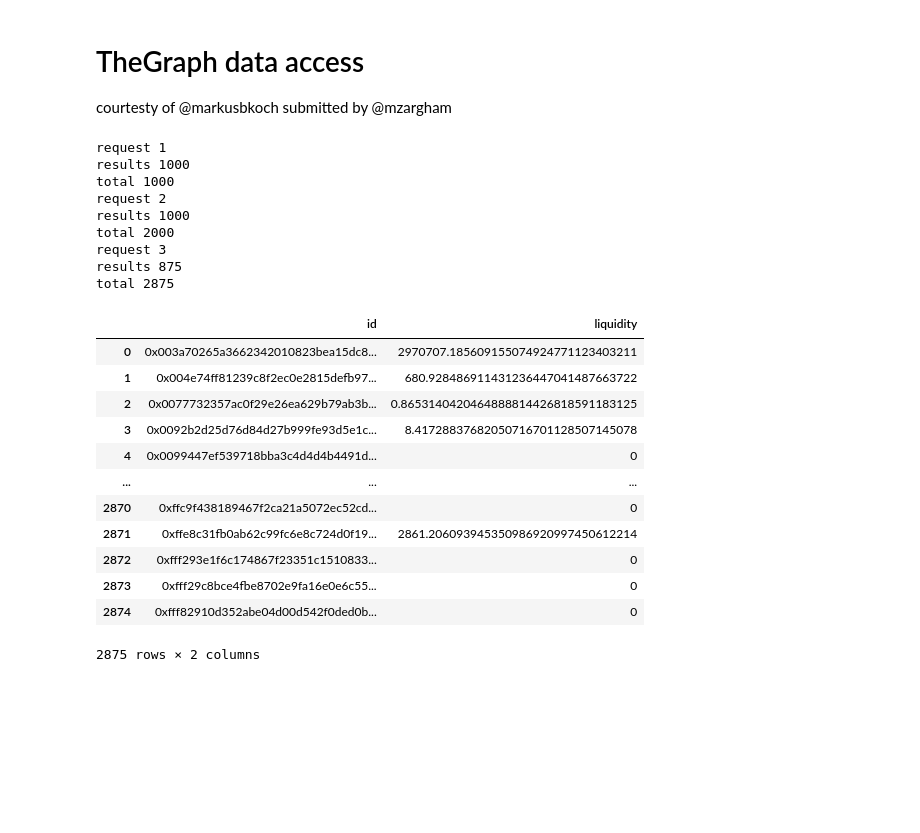
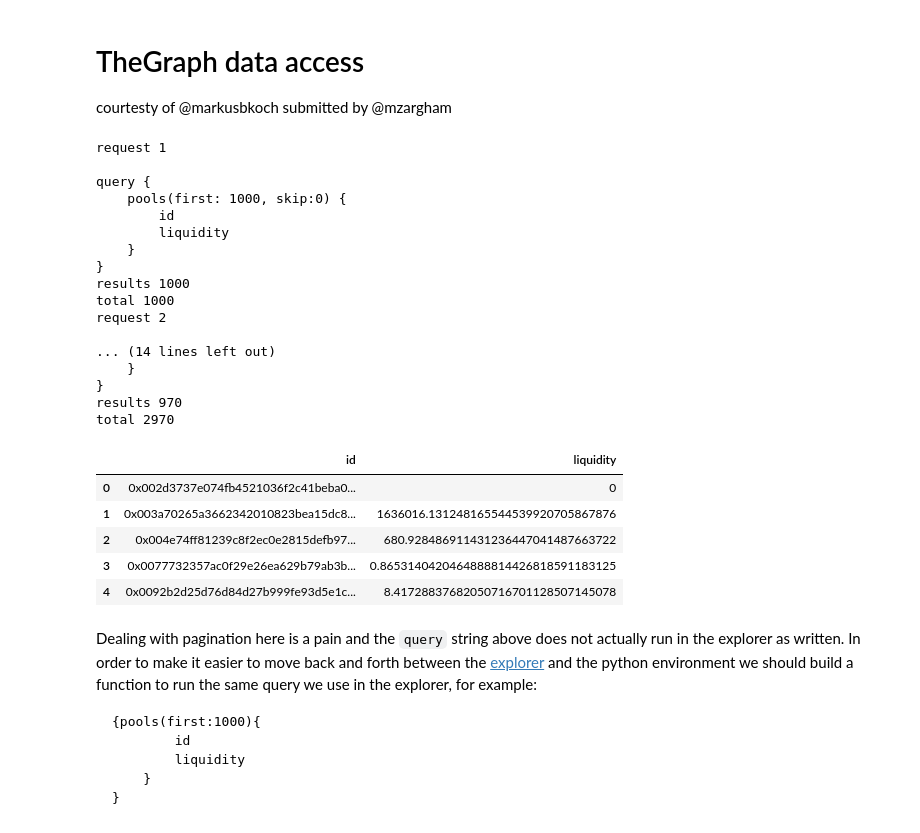
Before and after one commit to cadCAD-org/snippets, a Jupyter notebook: snippets/thegraph_data_access.ipynb, the cells around one changed output. Cells and saved outputs as stored; diff of their text form; code cells hidden in the pictures; blank space fills up the shorter version.

````diff
--- a/snippets/thegraph_data_access.ipynb
+++ b/snippets/thegraph_data_access.ipynb
@@ -20,7 +20,9 @@ n = 0
 pools = []
 while True:
     print(f'request {n+1}')
-    r = requests.post(url, json = {'query':query.format(n*1000)})
+    v= query.format(n*1000)
+    print(v)
+    r = requests.post(url, json = {'query':v})
     p = json.loads(r.content)['data']['pools']
     print(f'results {len(p)}')
     pools.extend(p)
@@ -31,27 +33,37 @@ while True:
 subgraph_tvl = pd.DataFrame(pools)
 # %% [output]
 request 1
+
+query {
+    pools(first: 1000, skip:0) {
+        id
+        liquidity
+    }
+}
 results 1000
 total 1000
 request 2
-results 1000
-total 2000
-request 3
-results 875
-total 2875
+
+... (14 lines left out)
+    }
+}
+results 970
+total 2970
 # %%
-subgraph_tvl
+subgraph_tvl.head()
 # %% [output]
 |  | id | liquidity |
-| 0 | 0x003a70265a3662342010823bea15dc8... | 2970707.185609155074924771123403211 |
-| 1 | 0x004e74ff81239c8f2ec0e2815defb97... | 680.928486911431236447041487663722 |
-| 2 | 0x0077732357ac0f29e26ea629b79ab3b... | 0.8653140420464888814426818591183125 |
-| 3 | 0x0092b2d25d76d84d27b999fe93d5e1c... | 8.41728837682050716701128507145078 |
-| 4 | 0x0099447ef539718bba3c4d4d4b4491d... | 0 |
-| ... | ... | ... |
-| 2870 | 0xffc9f438189467f2ca21a5072ec52cd... | 0 |
-| 2871 | 0xffe8c31fb0ab62c99fc6e8c724d0f19... | 2861.206093945350986920997450612214 |
-| 2872 | 0xfff293e1f6c174867f23351c1510833... | 0 |
-| 2873 | 0xfff29c8bce4fbe8702e9fa16e0e6c55... | 0 |
-| 2874 | 0xfff82910d352abe04d00d542f0ded0b... | 0 |
+| 0 | 0x002d3737e074fb4521036f2c41beba0... | 0 |
+| 1 | 0x003a70265a3662342010823bea15dc8... | 1636016.131248165544539920705867876 |
+| 2 | 0x004e74ff81239c8f2ec0e2815defb97... | 680.928486911431236447041487663722 |
+| 3 | 0x0077732357ac0f29e26ea629b79ab3b... | 0.8653140420464888814426818591183125 |
+| 4 | 0x0092b2d25d76d84d27b999fe93d5e1c... | 8.41728837682050716701128507145078 |
-2875 rows × 2 columns
+# %% [markdown]
+Dealing with pagination here is a pain and the `query` string above does not actually run in the explorer as written. In order to make it easier to move back and forth between the [explorer](https://thegraph.com/explorer/subgraph/balancer-labs/balancer) and the python environment we should build a function to run the same query we use in the explorer, for example:
+```
+{pools(first:1000){
+        id
+        liquidity
+    }
+}
+```
````
Also changed, not shown: parts of 13 cells of this notebook.
